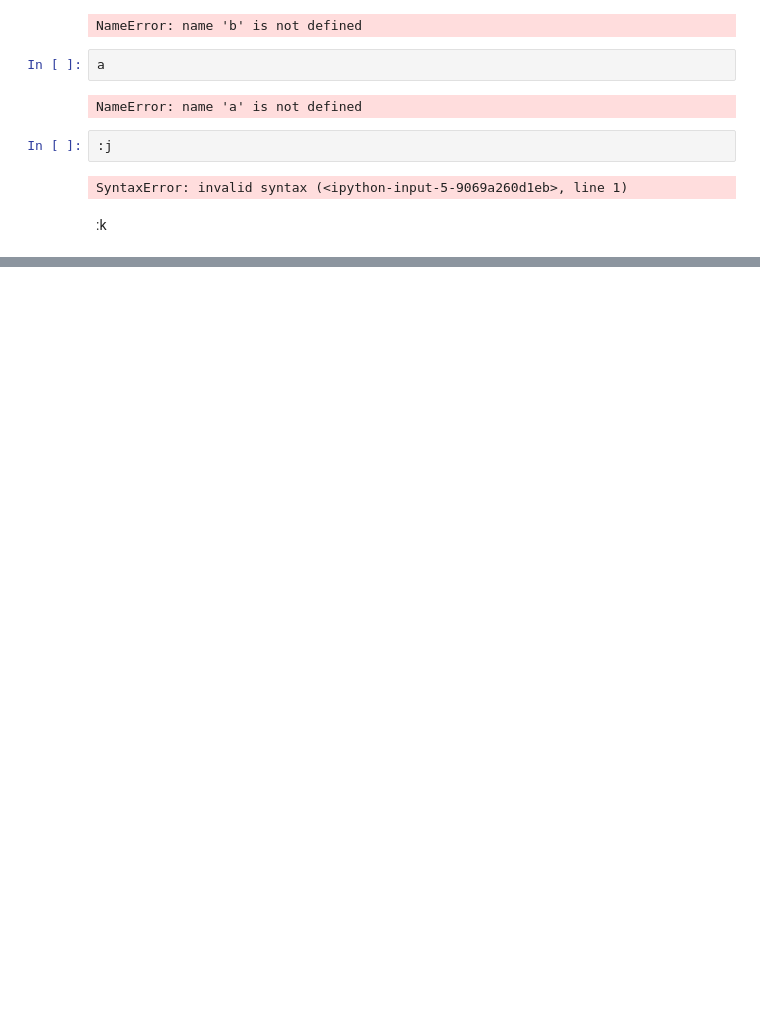
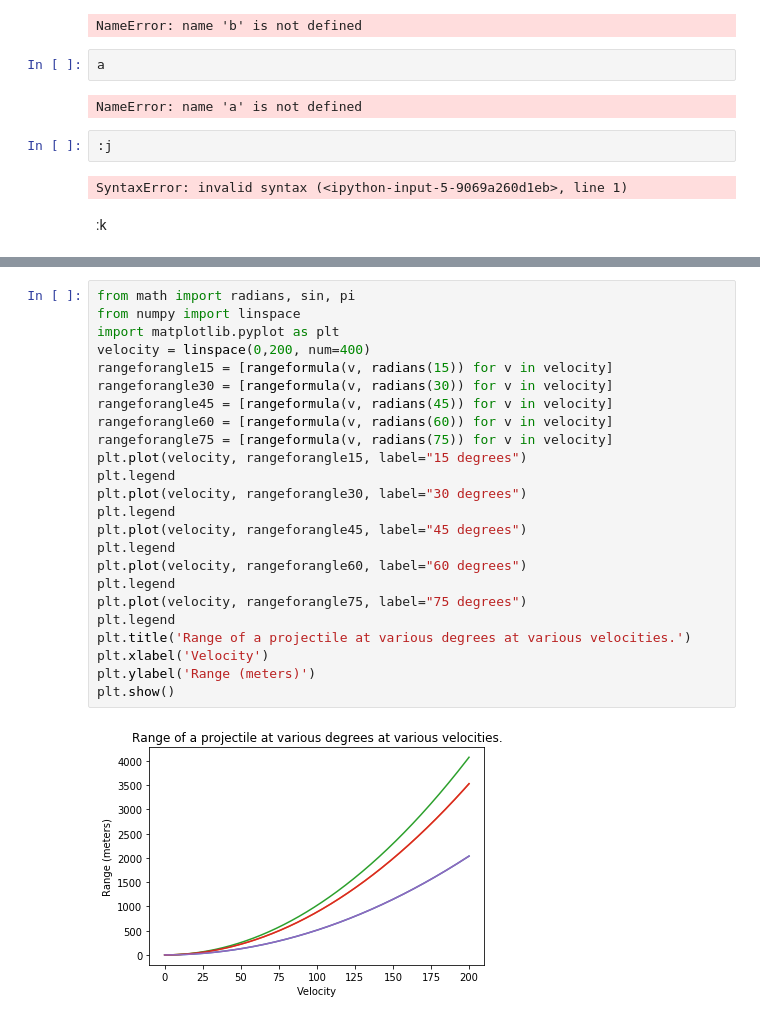
Before and after one commit to JamesRoth/datascience, a Jupyter notebook: Ballistics.ipynb, the cells around one changed output, grey strips where cells are left out. Saved outputs shown, nothing was run; the diff lists cells and outputs as text; blank space fills up the shorter version.

```diff
--- a/Ballistics.ipynb
+++ b/Ballistics.ipynb
@@ -48,0 +80,26 @@ Do you want to add a hyperlink? How about the documentation for markdown at [Dar
+# %%
+from math import radians, sin, pi
+from numpy import linspace
+import matplotlib.pyplot as plt
+velocity = linspace(0,200, num=400)
+rangeforangle15 = [rangeformula(v, radians(15)) for v in velocity]
+rangeforangle30 = [rangeformula(v, radians(30)) for v in velocity]
+rangeforangle45 = [rangeformula(v, radians(45)) for v in velocity]
+rangeforangle60 = [rangeformula(v, radians(60)) for v in velocity]
+rangeforangle75 = [rangeformula(v, radians(75)) for v in velocity]
+plt.plot(velocity, rangeforangle15, label="15 degrees")
+plt.legend
+plt.plot(velocity, rangeforangle30, label="30 degrees")
+plt.legend
+plt.plot(velocity, rangeforangle45, label="45 degrees")
+plt.legend
+plt.plot(velocity, rangeforangle60, label="60 degrees")
+plt.legend
+plt.plot(velocity, rangeforangle75, label="75 degrees")
+plt.legend
+plt.title('Range of a projectile at various degrees at various velocities.')
+plt.xlabel('Velocity')
+plt.ylabel('Range (meters)')
+plt.show()
+# %% [output]
+[figure, added]
```
Also changed, not shown: parts of 12 cells of this notebook.
